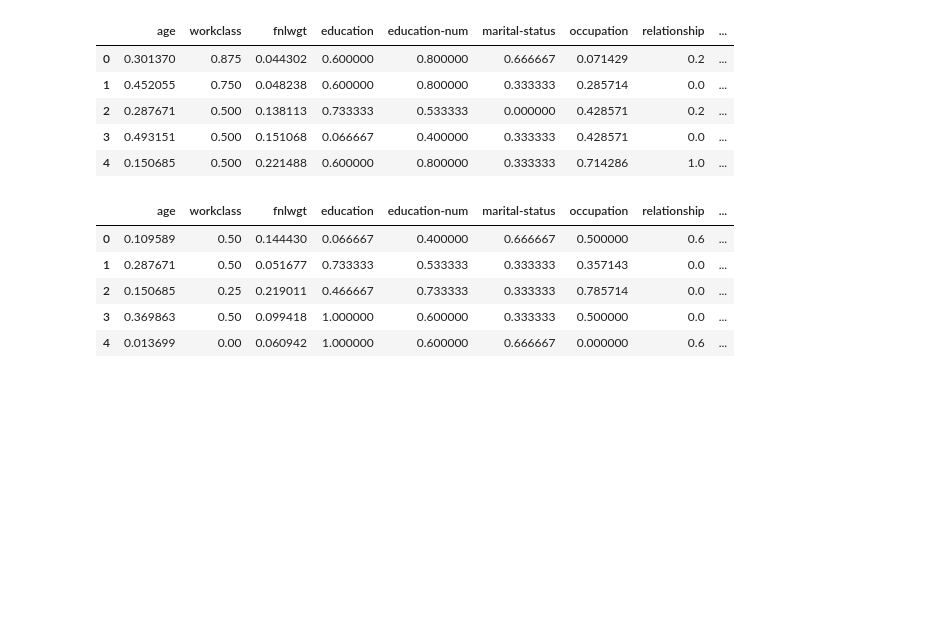
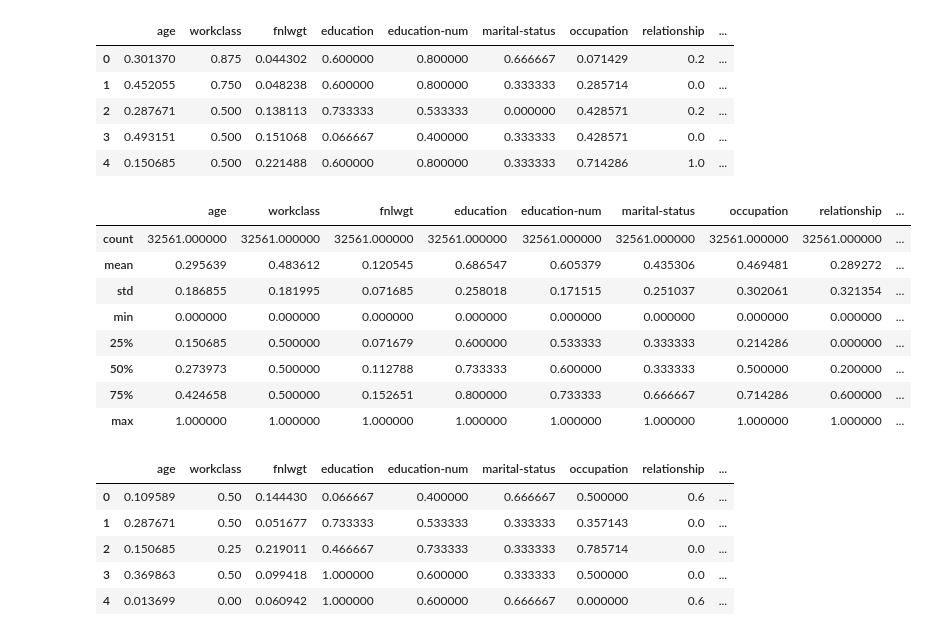
Before and after one commit to vishpat/ml-notebooks, a Jupyter notebook: Logistic Regression.ipynb, the cells around one changed output. Drawn from its saved outputs; the diff is of its cells as text; code cells hidden in the pictures; blank space fills up the shorter version.

```diff
--- a/Logistic Regression.ipynb
+++ b/Logistic Regression.ipynb
@@ -49,6 +49,18 @@ train_df.head()
 | 2 | 0.287671 | 0.500 | 0.138113 | 0.733333 | 0.533333 | 0.000000 | 0.428571 | 0.2 | ... |
 | 3 | 0.493151 | 0.500 | 0.151068 | 0.066667 | 0.400000 | 0.333333 | 0.428571 | 0.0 | ... |
 | 4 | 0.150685 | 0.500 | 0.221488 | 0.600000 | 0.800000 | 0.333333 | 0.714286 | 1.0 | ... |
+# %%
+train_df.describe()
+# %% [output]
+|  | age | workclass | fnlwgt | education | education-num | marital-status | occupation | relationship | ... |
+| count | 32561.000000 | 32561.000000 | 32561.000000 | 32561.000000 | 32561.000000 | 32561.000000 | 32561.000000 | 32561.000000 | ... |
+| mean | 0.295639 | 0.483612 | 0.120545 | 0.686547 | 0.605379 | 0.435306 | 0.469481 | 0.289272 | ... |
+| std | 0.186855 | 0.181995 | 0.071685 | 0.258018 | 0.171515 | 0.251037 | 0.302061 | 0.321354 | ... |
+| min | 0.000000 | 0.000000 | 0.000000 | 0.000000 | 0.000000 | 0.000000 | 0.000000 | 0.000000 | ... |
+| 25% | 0.150685 | 0.500000 | 0.071679 | 0.600000 | 0.533333 | 0.333333 | 0.214286 | 0.000000 | ... |
+| 50% | 0.273973 | 0.500000 | 0.112788 | 0.733333 | 0.600000 | 0.333333 | 0.500000 | 0.200000 | ... |
+| 75% | 0.424658 | 0.500000 | 0.152651 | 0.800000 | 0.733333 | 0.666667 | 0.714286 | 0.600000 | ... |
+| max | 1.000000 | 1.000000 | 1.000000 | 1.000000 | 1.000000 | 1.000000 | 1.000000 | 1.000000 | ... |
 # %%
 test_df, test_X, test_Y = create_dataset('~/Downloads/adult.test')
 test_df.head()
```
Also changed, not shown: parts of 3 cells of this notebook, 1 other file.
